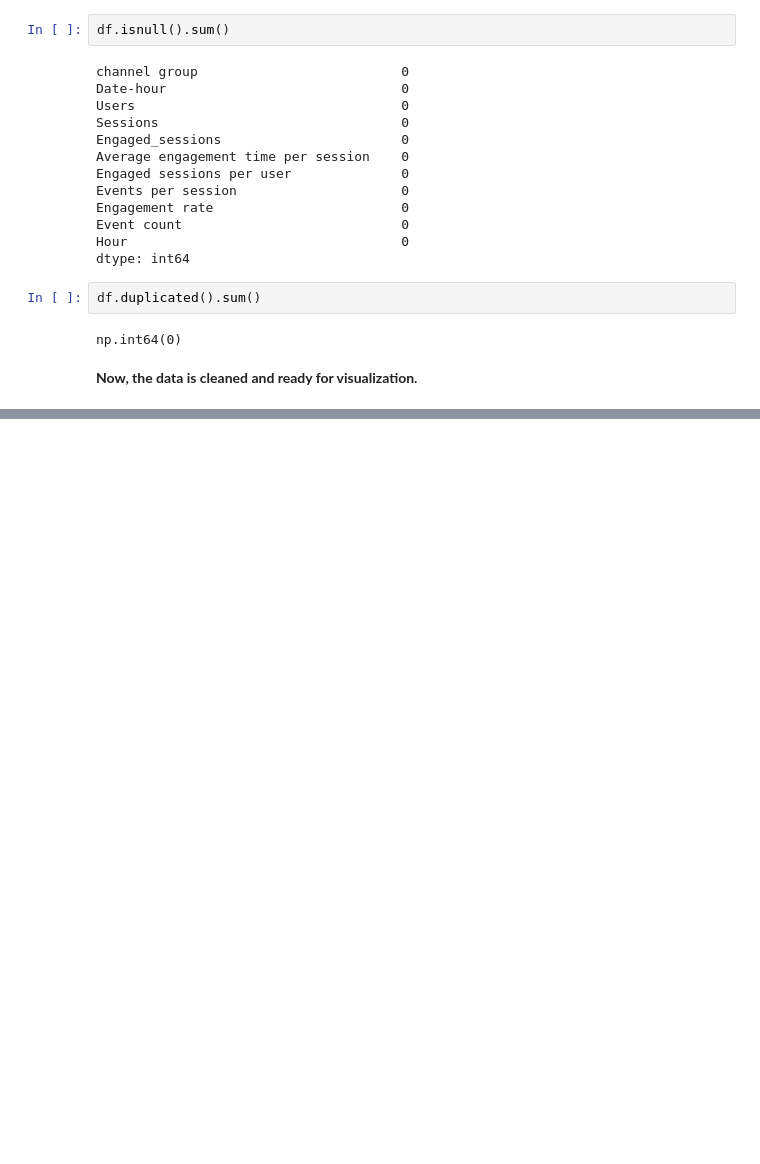
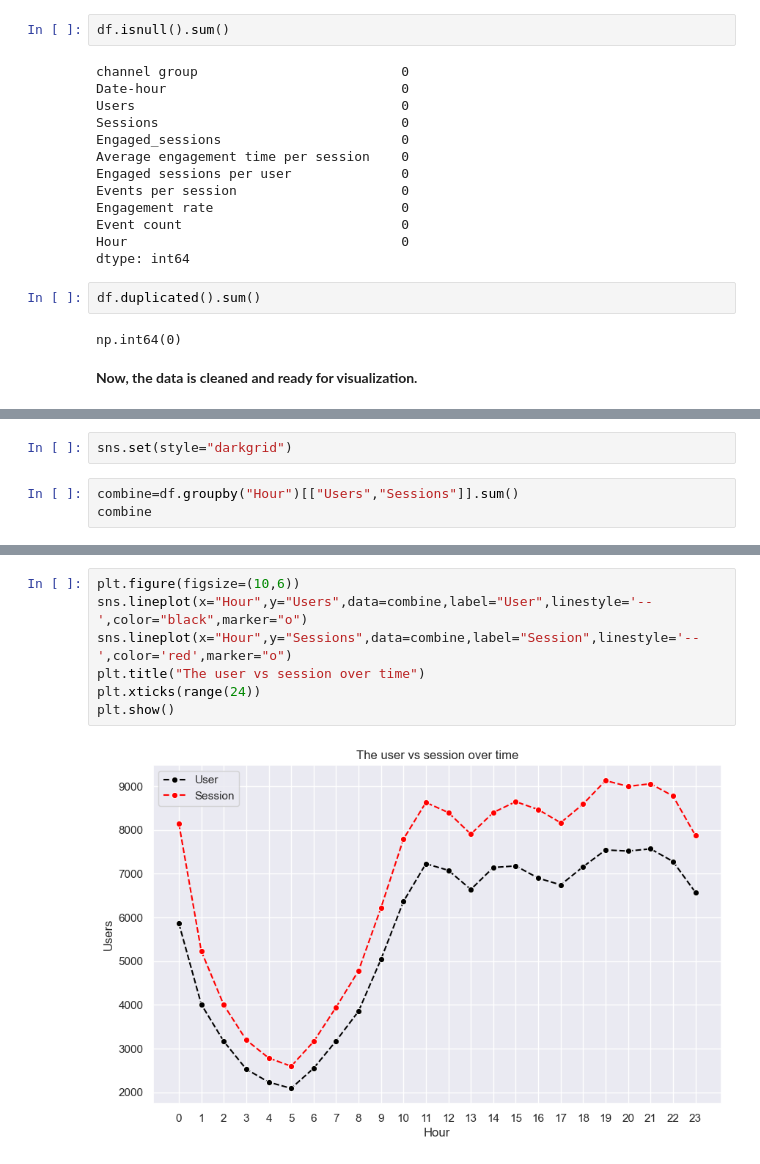
Before and after one commit to Satyajeet745/Website_Analysis_project, a Jupyter notebook: Website Analysis.ipynb, the cells around one changed output, grey strips where cells are left out. Cells and saved outputs as stored; diff of their text form; blank space fills up the shorter version.

```diff
--- a/Website Analysis.ipynb
+++ b/Website Analysis.ipynb
@@ -118,0 +123,5 @@ np.int64(0)
+# %%
+sns.set(style="darkgrid")
+# %%
+combine=df.groupby("Hour")[["Users","Sessions"]].sum()
+combine
@@ -118,0 +147,9 @@ np.int64(0)
+# %%
+plt.figure(figsize=(10,6))
+sns.lineplot(x="Hour",y="Users",data=combine,label="User",linestyle='--',color="black",marker="o")
+sns.lineplot(x="Hour",y="Sessions",data=combine,label="Session",linestyle='--',color='red',marker="o")
+plt.title("The user vs session over time")
+plt.xticks(range(24))
+plt.show()
+# %% [output]
+[figure, added]
```
Also changed, not shown: parts of 12 cells of this notebook.
